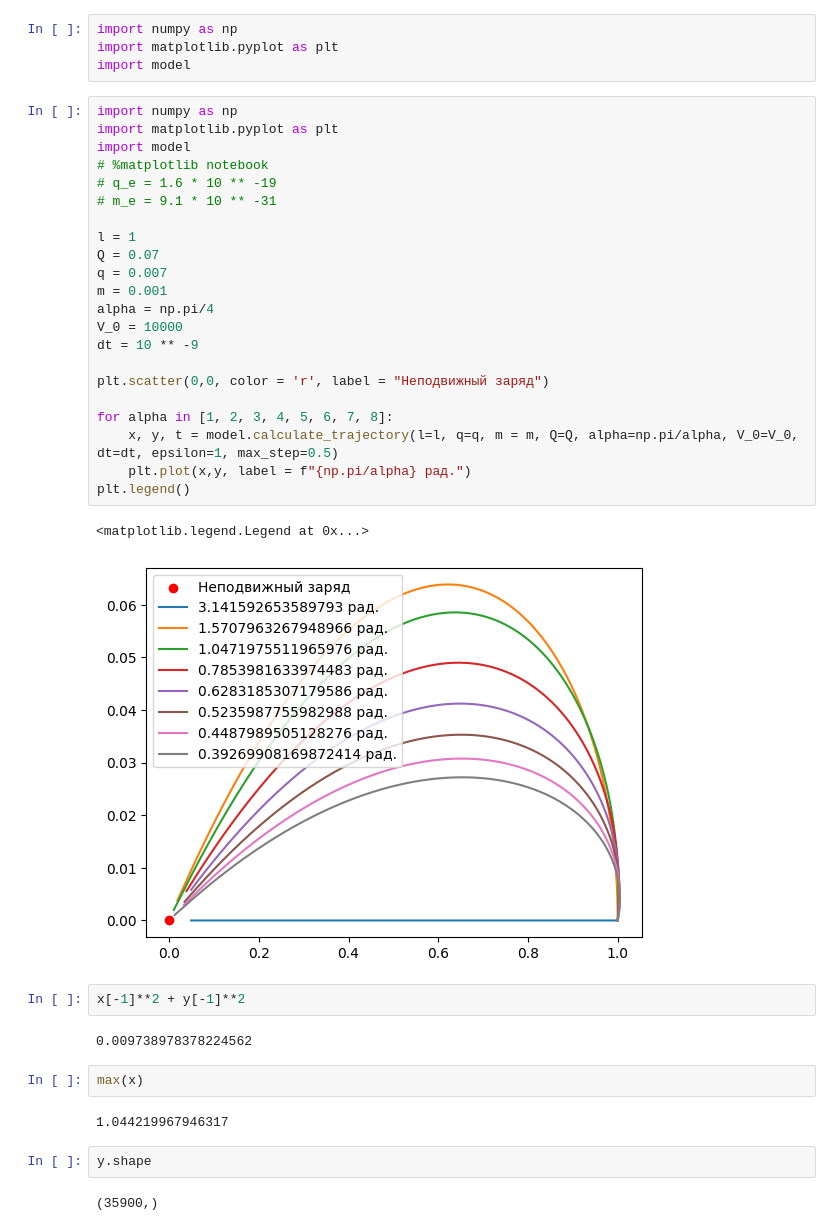
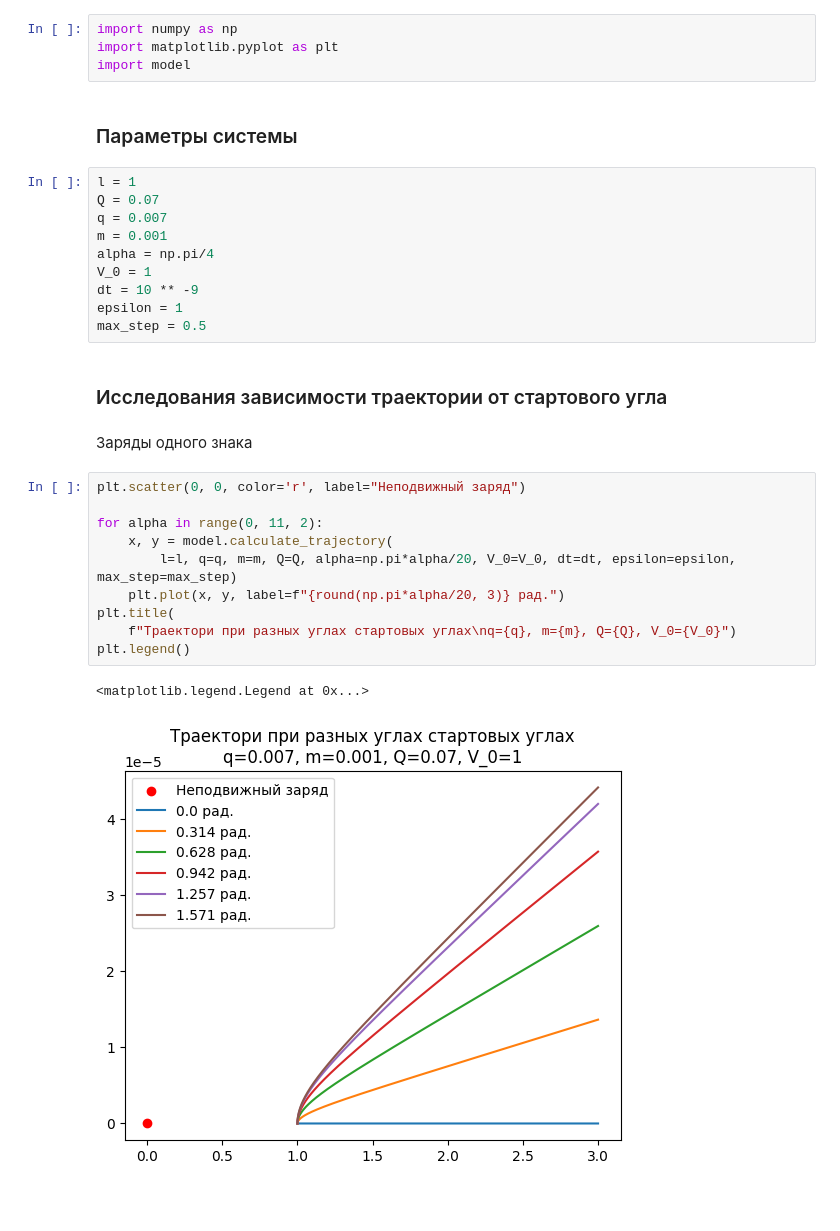
Before and after one commit to lalayants/PhysicsITMO_Electrostatics, a Jupyter notebook: Project1.2/project.ipynb, the cells around one changed output. Drawn from its saved outputs; the diff is of its cells as text; blank space fills up the shorter version.

```diff
--- a/Project1.2/project.ipynb
+++ b/Project1.2/project.ipynb
@@ -18,40 +22,32 @@ $$ V_{x_0} = V_0cos(\alpha) \;\;\;\; V_{y_0} = V_0sin(\alpha)$$
 import numpy as np
 import matplotlib.pyplot as plt
 import model
+# %% [markdown]
+### Параметры системы
+# %%
+l = 1
+Q = 0.07
+q = 0.007
+m = 0.001
+alpha = np.pi/4
+V_0 = 1
+dt = 10 ** -9
+epsilon = 1
+max_step = 0.5
+# %% [markdown]
+### Исследования зависимости траектории от стартового угла
+# %% [markdown]
+Заряды одного знака
 # %%
-import numpy as np
-import matplotlib.pyplot as plt
-import model
-# %matplotlib notebook
-# q_e = 1.6 * 10 ** -19
-# m_e = 9.1 * 10 ** -31
+plt.scatter(0, 0, color='r', label="Неподвижный заряд")
 
-l = 1
-Q = 0.07
-q = 0.007
-m = 0.001
-alpha = np.pi/4
-V_0 = 10000
-dt = 10 ** -9
-
-plt.scatter(0,0, color = 'r', label = "Неподвижный заряд")
-
-for alpha in [1, 2, 3, 4, 5, 6, 7, 8]:
-    x, y, t = model.calculate_trajectory(l=l, q=q, m = m, Q=Q, alpha=np.pi/alpha, V_0=V_0, dt=dt, epsilon=1, max_step=0.5)
-    plt.plot(x,y, label = f"{np.pi/alpha} рад.")
+for alpha in range(0, 11, 2):
+    x, y = model.calculate_trajectory(
+        l=l, q=q, m=m, Q=Q, alpha=np.pi*alpha/20, V_0=V_0, dt=dt, epsilon=epsilon, max_step=max_step)
+    plt.plot(x, y, label=f"{round(np.pi*alpha/20, 3)} рад.")
+plt.title(
+    f"Траектори при разных углах стартовых углах\nq={q}, m={m}, Q={Q}, V_0={V_0}")
 plt.legend()
 # %% [output]
 <matplotlib.legend.Legend at 0x...>
-[figure, old version]
+[figure, new version]
-# %%
-x[-1]**2 + y[-1]**2
-# %% [output]
-0.009738978378224562
-# %%
-max(x)
-# %% [output]
-1.044219967946317
-# %%
-y.shape
-# %% [output]
-(35900,)
```
Also changed, not shown: parts of 16 cells of this notebook, 1 other file.
